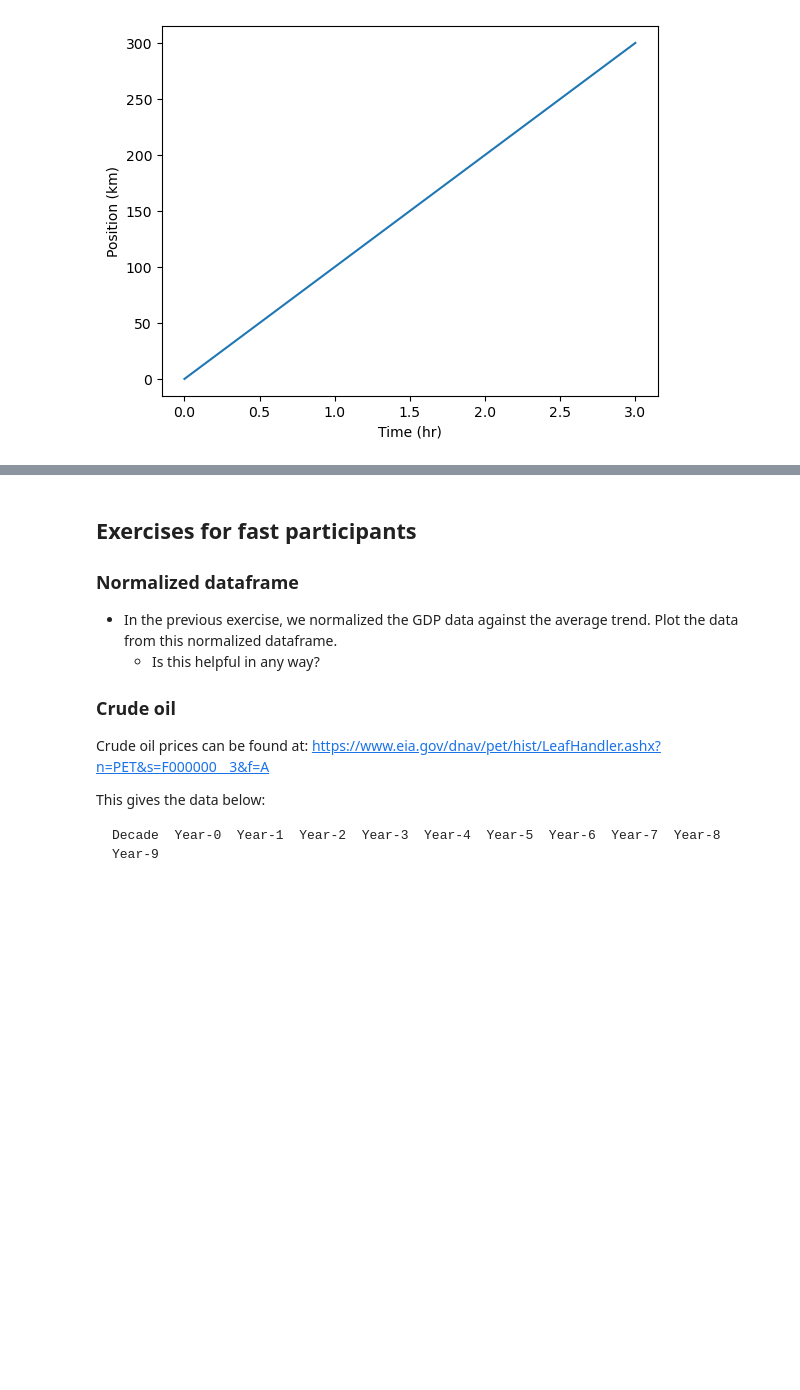
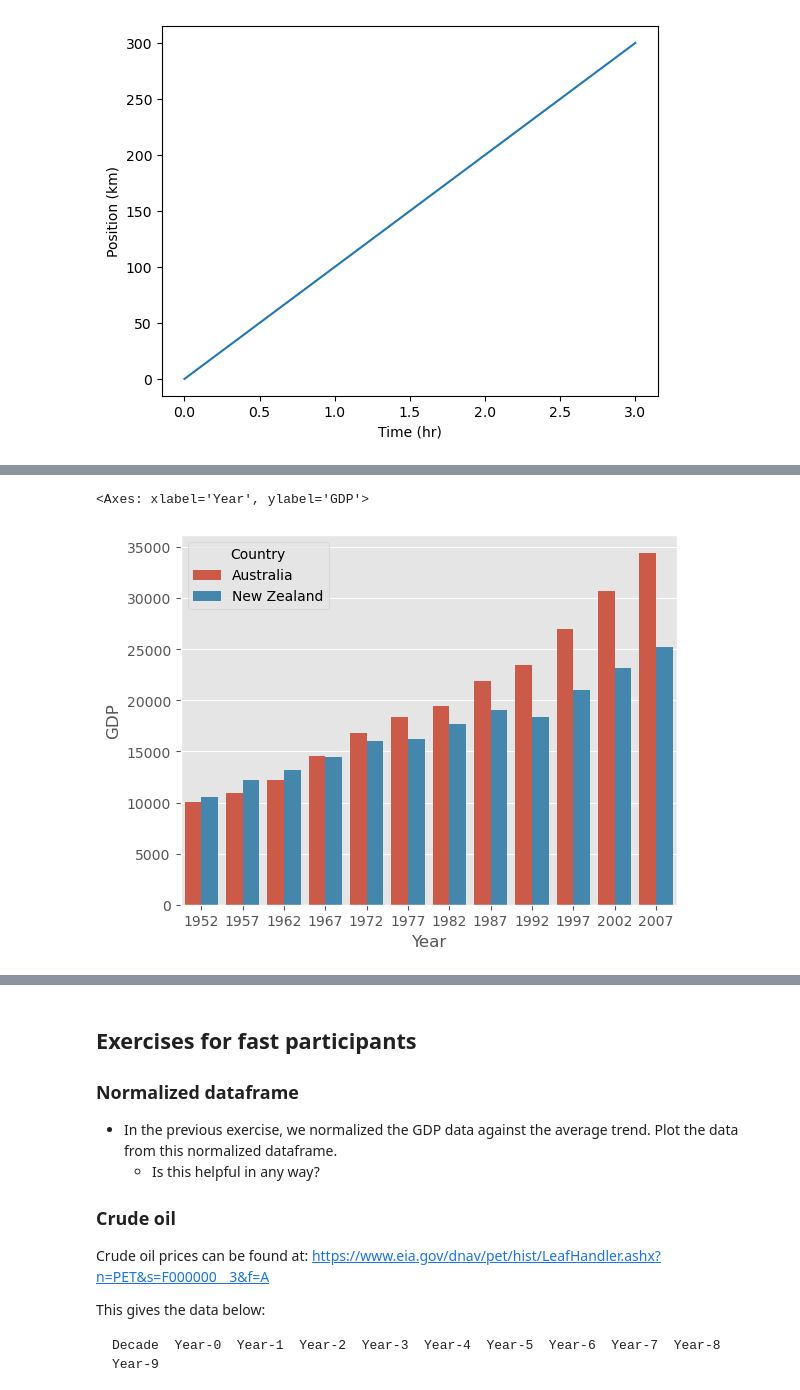
Before and after one commit to bioDSC/2024_teaching, a Jupyter notebook: 2025-02-Python-intro-Gapminder/202503_Py-Gapminder_L9-plotting_REVISED.ipynb, the cells around one changed output, grey strips where cells are left out. Saved outputs shown, nothing was run; the diff lists cells and outputs as text; code cells hidden in the pictures; blank space fills up the shorter version.

```diff
--- a/2025-02-Python-intro-Gapminder/202503_Py-Gapminder_L9-plotting_REVISED.ipynb
+++ b/2025-02-Python-intro-Gapminder/202503_Py-Gapminder_L9-plotting_REVISED.ipynb
@@ -248,0 +185,19 @@ Text(0, 0.5, 'GDP per capita')
+# %%
+# Change
+    # Plot types
+    # Style
+    # Seaborn can be manipulated by matplotlib
+
+# Example
+plt.style.use('ggplot')
+
+# Other type, bars
+sns.barplot(data_long, x='Year', y = 'GDP', hue='Country')
+
+# use google to tweak
+# for nice examples:
+    # https://matplotlib.org/stable/gallery/
+    # https://seaborn.pydata.org/examples/index.html
+# %% [output]
+<Axes: xlabel='Year', ylabel='GDP'>
+[figure, added]
```
Also changed, not shown: parts of 18 cells of this notebook, 3 other files.
